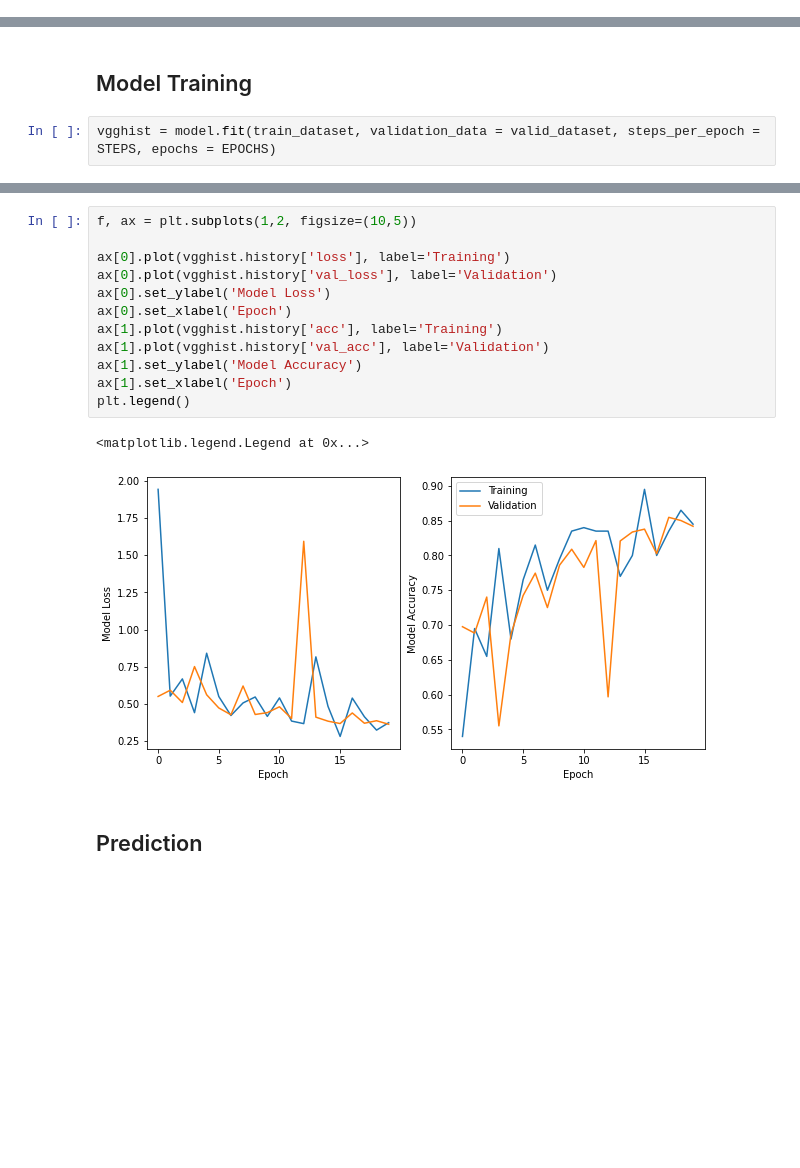
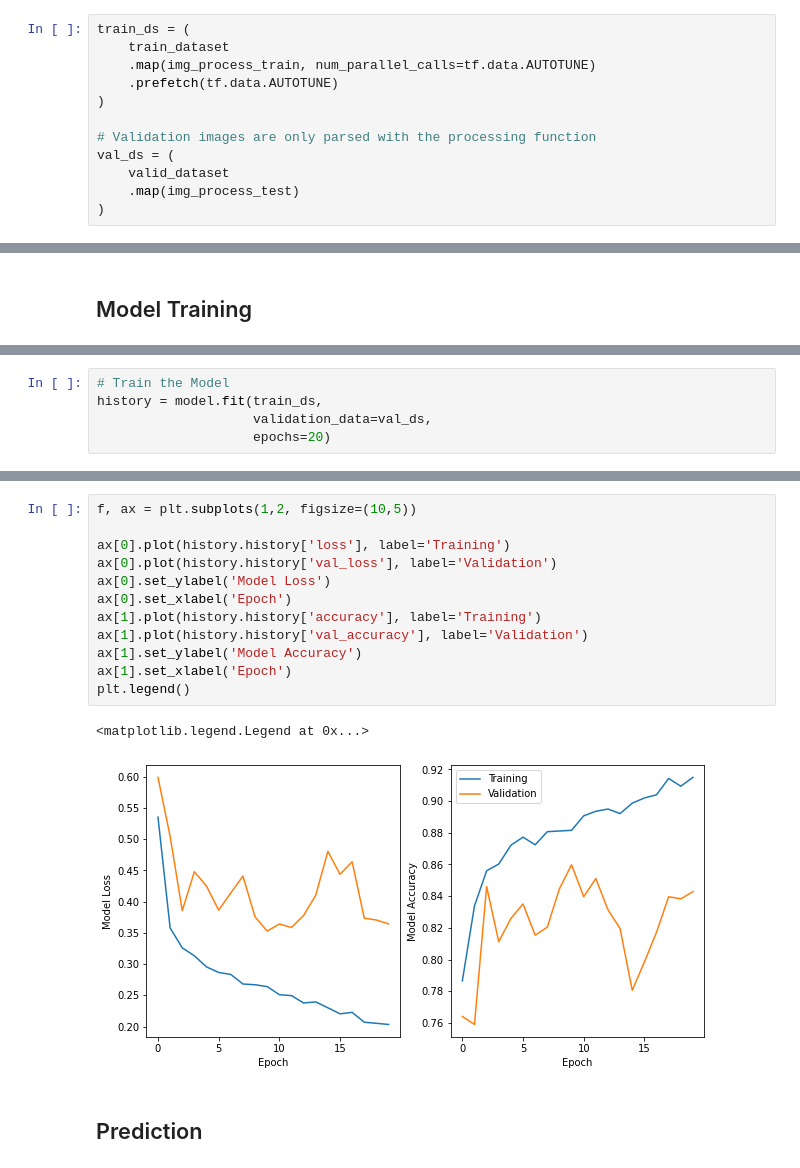
Before and after one commit to tejachalmala/machine-learning, a Jupyter notebook: APOD_image_classification.ipynb, the cells around one changed output, grey strips where cells are left out. Drawn from its saved outputs; the diff is of its cells as text; blank space fills up the shorter version.

Commit message:
implemented custom model similar to vggnet
tried altering many parameters layers for custom model and added processing with rotate and flip
increased epochs as well
results look better now

```diff
--- a/APOD_image_classification.ipynb
+++ b/APOD_image_classification.ipynb
@@ -106,3 +151,15 @@ plt.tight_layout()
+# %%
+train_ds = (
+    train_dataset
+    .map(img_process_train, num_parallel_calls=tf.data.AUTOTUNE)
+    .prefetch(tf.data.AUTOTUNE)
+)
+
+# Validation images are only parsed with the processing function
+val_ds = (
+    valid_dataset
+    .map(img_process_test)
+)
 # %% [markdown]
 ## Model Building
 
@@ -159,4 +218,2 @@ model.compile(optimizer = tf.keras.optimizers.RMSprop(learning_rate=0.0001), los
 # %% [markdown]
 ## Model Training
-# %%
-vgghist = model.fit(train_dataset, validation_data = valid_dataset, steps_per_epoch = STEPS, epochs = EPOCHS)
@@ -180,0 +220,5 @@ Epoch 20/20
+# %%
+# Train the Model
+history = model.fit(train_ds,
+                    validation_data=val_ds,
+                    epochs=20)
@@ -181,18 +243,18 @@ Epoch 20/20
 # %%
 f, ax = plt.subplots(1,2, figsize=(10,5))
 
-ax[0].plot(vgghist.history['loss'], label='Training')
-ax[0].plot(vgghist.history['val_loss'], label='Validation')
+ax[0].plot(history.history['loss'], label='Training')
+ax[0].plot(history.history['val_loss'], label='Validation')
 ax[0].set_ylabel('Model Loss')
 ax[0].set_xlabel('Epoch')
-ax[1].plot(vgghist.history['acc'], label='Training')
-ax[1].plot(vgghist.history['val_acc'], label='Validation')
+ax[1].plot(history.history['accuracy'], label='Training')
+ax[1].plot(history.history['val_accuracy'], label='Validation')
 ax[1].set_ylabel('Model Accuracy')
 ax[1].set_xlabel('Epoch')
 plt.legend()
 # %% [output]
 <matplotlib.legend.Legend at 0x...>
-[figure, old version]
+[figure, new version]
 # %% [markdown]
 ## Prediction
 # %%
```
Also changed, not shown: parts of 21 cells of this notebook.
